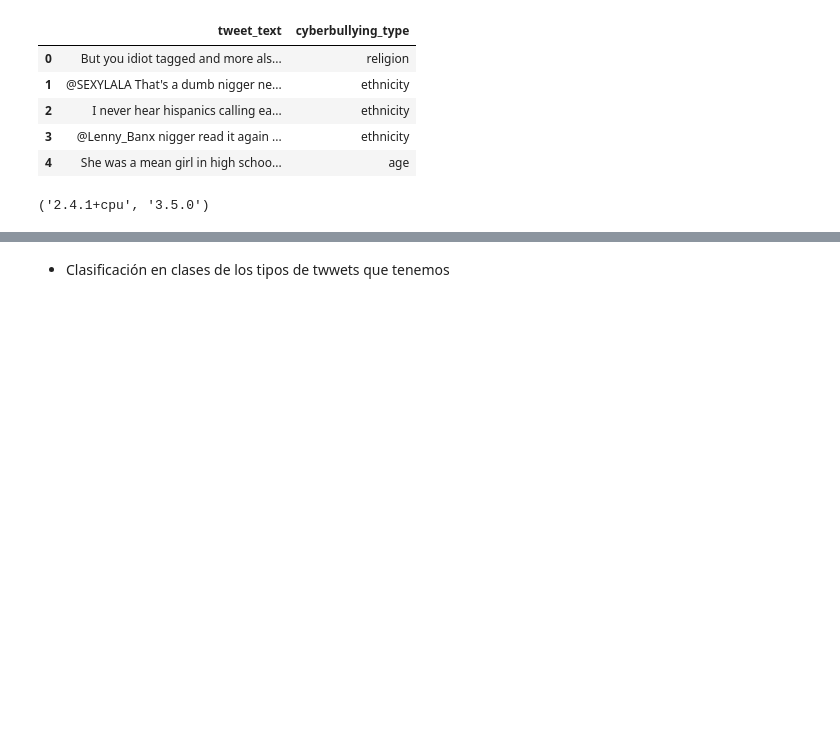
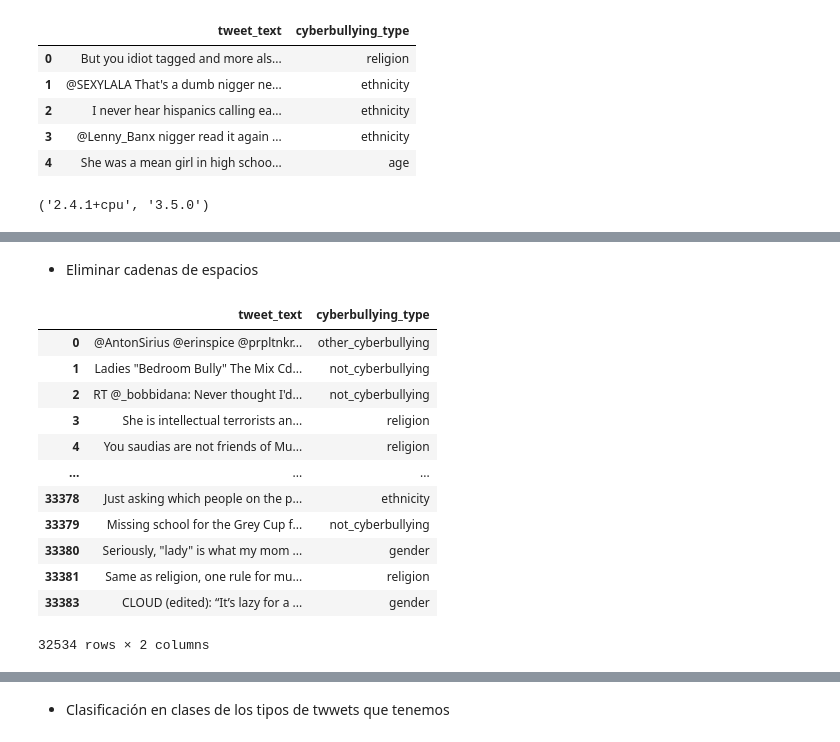
Before and after one commit to alejandro-ic-10/Natural-Language-Processing, a Jupyter notebook: deep/Programa2RedesNeuronales.ipynb, the cells around one changed output, grey strips where cells are left out. Cells and saved outputs as stored; diff of their text form; code cells hidden in the pictures; blank space fills up the shorter version.

```diff
--- a/deep/Programa2RedesNeuronales.ipynb
+++ b/deep/Programa2RedesNeuronales.ipynb
@@ -51,0 +99,19 @@ torch.__version__, keras.__version__
+# %% [markdown]
+- Eliminar cadenas de espacios
+# %%
+data_train = data_train[data_train['tweet_text'].str.strip() != '']
+data_train
+# %% [output]
+|  | tweet_text | cyberbullying_type |
+| 0 | @AntonSirius @erinspice @prpltnkr... | other_cyberbullying |
+| 1 | Ladies "Bedroom Bully" The Mix Cd... | not_cyberbullying |
+| 2 | RT @_bobbidana: Never thought I'd... | not_cyberbullying |
+| 3 | She is intellectual terrorists an... | religion |
+| 4 | You saudias are not friends of Mu... | religion |
+| ... | ... | ... |
+| 33378 | Just asking which people on the p... | ethnicity |
+| 33379 | Missing school for the Grey Cup f... | not_cyberbullying |
+| 33380 | Seriously, "lady" is what my mom ... | gender |
+| 33381 | Same as religion, one rule for mu... | religion |
+| 33383 | CLOUD (edited): “It’s lazy for a ... | gender |
+32534 rows × 2 columns
```
Also changed, not shown: parts of 30 cells of this notebook, 1 other file.
